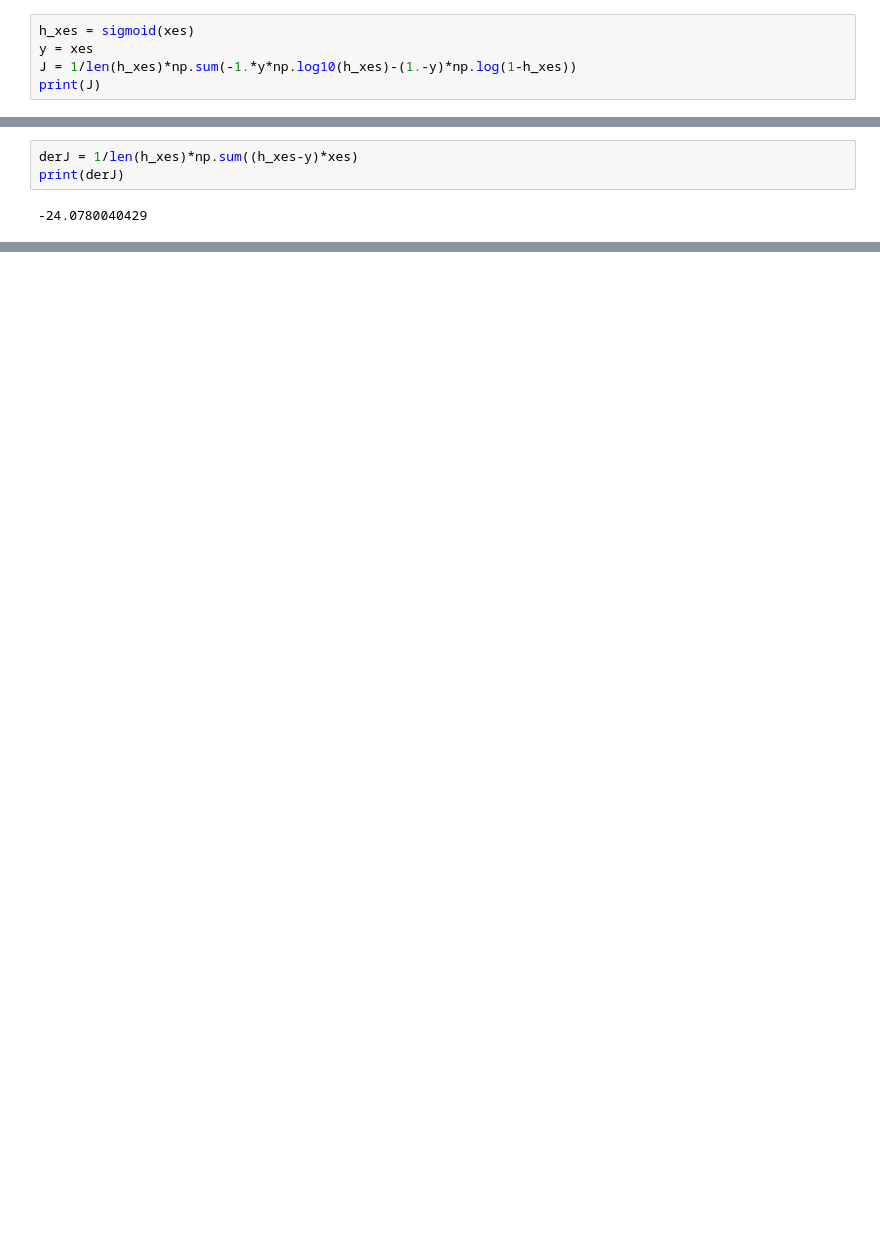
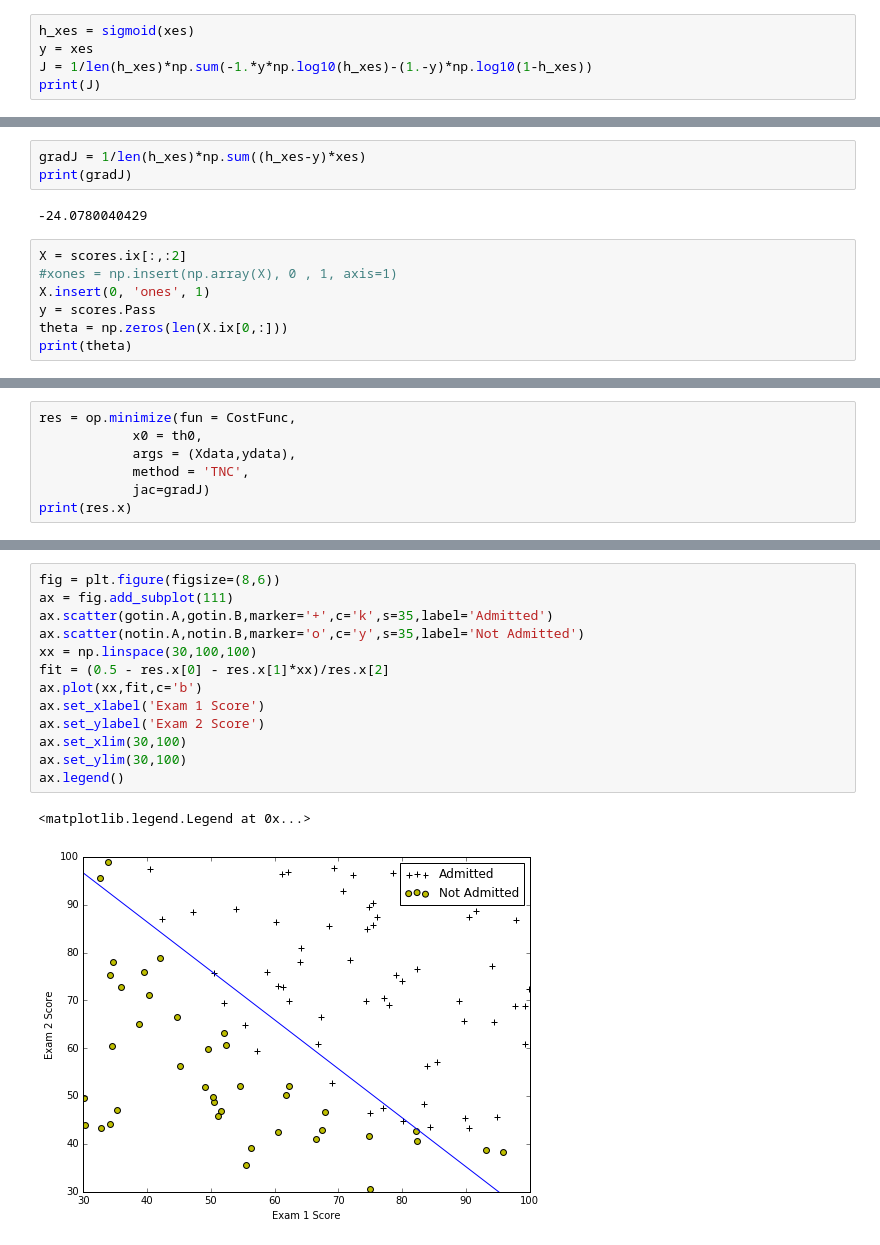
Before and after one commit to randirl17/MachineLearning, a Jupyter notebook: machine-learning-ex2/Ex2.ipynb, the cells around one changed output, grey strips where cells are left out. Saved outputs shown, nothing was run; the diff lists cells and outputs as text; blank space fills up the shorter version.

```diff
--- a/machine-learning-ex2/Ex2.ipynb
+++ b/machine-learning-ex2/Ex2.ipynb
@@ -57,6 +57,6 @@ array([ 0.5       ,  0.73105858,  0.88079708,  0.95257413,  0.98201379,
 # %%
 h_xes = sigmoid(xes)
 y = xes
-J = 1/len(h_xes)*np.sum(-1.*y*np.log10(h_xes)-(1.-y)*np.log(1-h_xes))
+J = 1/len(h_xes)*np.sum(-1.*y*np.log10(h_xes)-(1.-y)*np.log10(1-h_xes))
 print(J)
 # %% [output]
@@ -64,5 +64,12 @@ print(J)
 # %%
-derJ = 1/len(h_xes)*np.sum((h_xes-y)*xes)
-print(derJ)
+gradJ = 1/len(h_xes)*np.sum((h_xes-y)*xes)
+print(gradJ)
 # %% [output]
 -24.0780040429
+# %%
+X = scores.ix[:,:2]
+#xones = np.insert(np.array(X), 0 , 1, axis=1)
+X.insert(0, 'ones', 1)
+y = scores.Pass
+theta = np.zeros(len(X.ix[0,:]))
+print(theta)
@@ -68,0 +126,7 @@ print(derJ)
+# %%
+res = op.minimize(fun = CostFunc,
+            x0 = th0,
+            args = (Xdata,ydata),
+            method = 'TNC',
+            jac=gradJ)
+print(res.x)
@@ -68,0 +182,16 @@ print(derJ)
+# %%
+fig = plt.figure(figsize=(8,6))
+ax = fig.add_subplot(111)
+ax.scatter(gotin.A,gotin.B,marker='+',c='k',s=35,label='Admitted')
+ax.scatter(notin.A,notin.B,marker='o',c='y',s=35,label='Not Admitted')
+xx = np.linspace(30,100,100)
+fit = (0.5 - res.x[0] - res.x[1]*xx)/res.x[2]
+ax.plot(xx,fit,c='b')
+ax.set_xlabel('Exam 1 Score')
+ax.set_ylabel('Exam 2 Score')
+ax.set_xlim(30,100)
+ax.set_ylim(30,100)
+ax.legend()
+# %% [output]
+<matplotlib.legend.Legend at 0x...>
+[figure, added]
```
Also changed, not shown: parts of 15 cells of this notebook.
